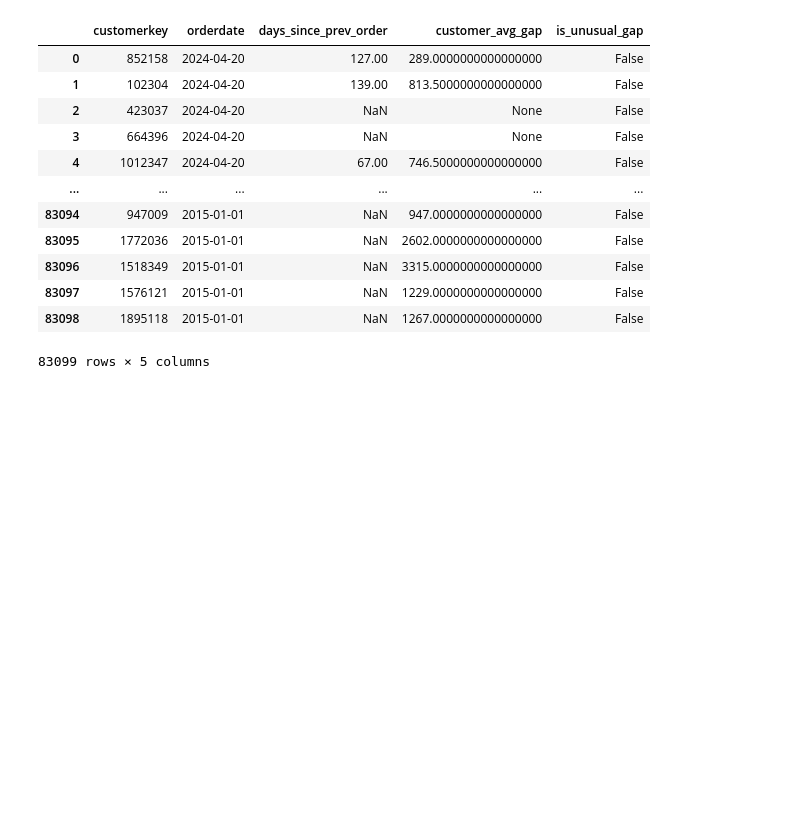
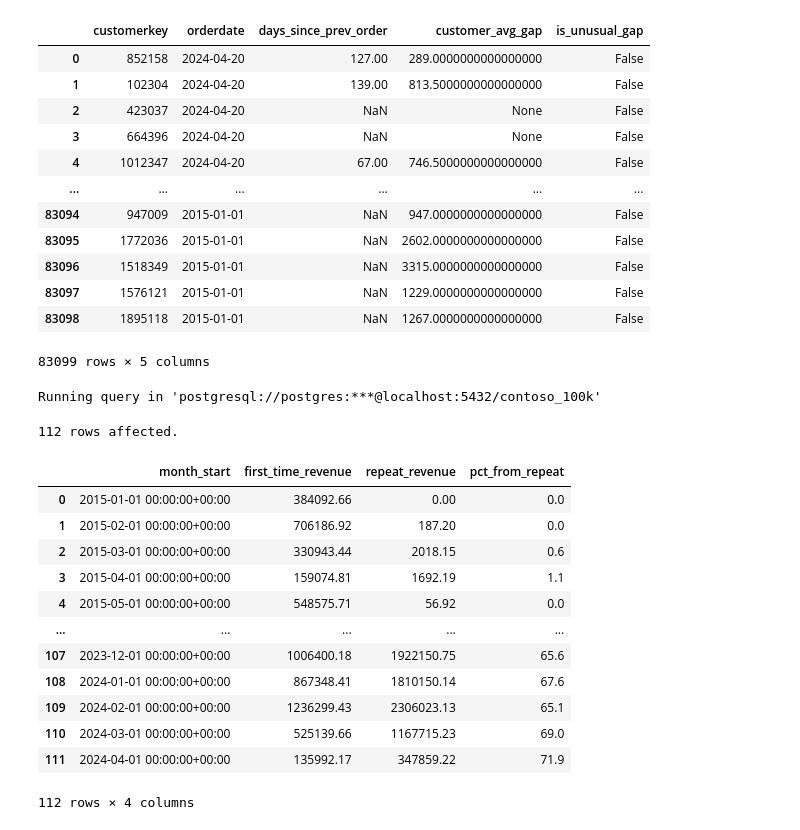
Before and after one commit to C0deB3ast/Data_analysis_work, a Jupyter notebook: Resources/Blank_SQL_Notebook.ipynb, the cells around one changed output. Drawn from its saved outputs; the diff is of its cells as text; code cells hidden in the pictures; blank space fills up the shorter version.

```diff
--- a/Resources/Blank_SQL_Notebook.ipynb
+++ b/Resources/Blank_SQL_Notebook.ipynb
@@ -1196,3 +1200,49 @@ Running query in 'postgresql://postgres:***@localhost:5432/contoso_100k'
 | 83097 | 1576121 | 2015-01-01 | NaN | 1229.0000000000000000 | False |
 | 83098 | 1895118 | 2015-01-01 | NaN | 1267.0000000000000000 | False |
 83099 rows × 5 columns
+# %%
+%%sql
+With labled_orders AS (
+select
+customerkey,
+orderdate,
+quantity * netprice * exchangerate AS line_revenue,
+CASE
+When orderdate = MIN(orderdate) over (partition by customerkey) Then 'first_time'
+Else 'repeat'
+End AS purchase_type
+From sales
+),
+repeat_purchase AS (
+  select
+  DATE_TRUNC('month', orderdate) AS month_start,
+  Sum(case when purchase_type = 'first_time' THEN line_revenue Else 0 End) As first_time_revenue,
+  Sum(case when purchase_type = 'repeat' THEN line_revenue Else 0 End) As repeat_revenue
+  From labled_orders
+  group by DATE_TRUNC('month', orderdate)
+)
+
+Select
+month_start,
+first_time_revenue,
+repeat_revenue,
+Round((repeat_revenue / NULLIF(first_time_revenue + repeat_revenue,0) * 100 ):: numeric , 1) AS pct_from_repeat
+From repeat_purchase
+order by month_start
+/*First-time vs repeat purchase revenue by month*/
+# %% [output]
+Running query in 'postgresql://postgres:***@localhost:5432/contoso_100k'
+112 rows affected.
+|  | month_start | first_time_revenue | repeat_revenue | pct_from_repeat |
+| 0 | 2015-01-01 00:00:00+00:00 | 384092.66 | 0.00 | 0.0 |
+| 1 | 2015-02-01 00:00:00+00:00 | 706186.92 | 187.20 | 0.0 |
+| 2 | 2015-03-01 00:00:00+00:00 | 330943.44 | 2018.15 | 0.6 |
+| 3 | 2015-04-01 00:00:00+00:00 | 159074.81 | 1692.19 | 1.1 |
+| 4 | 2015-05-01 00:00:00+00:00 | 548575.71 | 56.92 | 0.0 |
+| ... | ... | ... | ... | ... |
+| 107 | 2023-12-01 00:00:00+00:00 | 1006400.18 | 1922150.75 | 65.6 |
+| 108 | 2024-01-01 00:00:00+00:00 | 867348.41 | 1810150.14 | 67.6 |
+| 109 | 2024-02-01 00:00:00+00:00 | 1236299.43 | 2306023.13 | 65.1 |
+| 110 | 2024-03-01 00:00:00+00:00 | 525139.66 | 1167715.23 | 69.0 |
+| 111 | 2024-04-01 00:00:00+00:00 | 135992.17 | 347859.22 | 71.9 |
+112 rows × 4 columns
```
Also changed, not shown: parts of 6 cells of this notebook.
